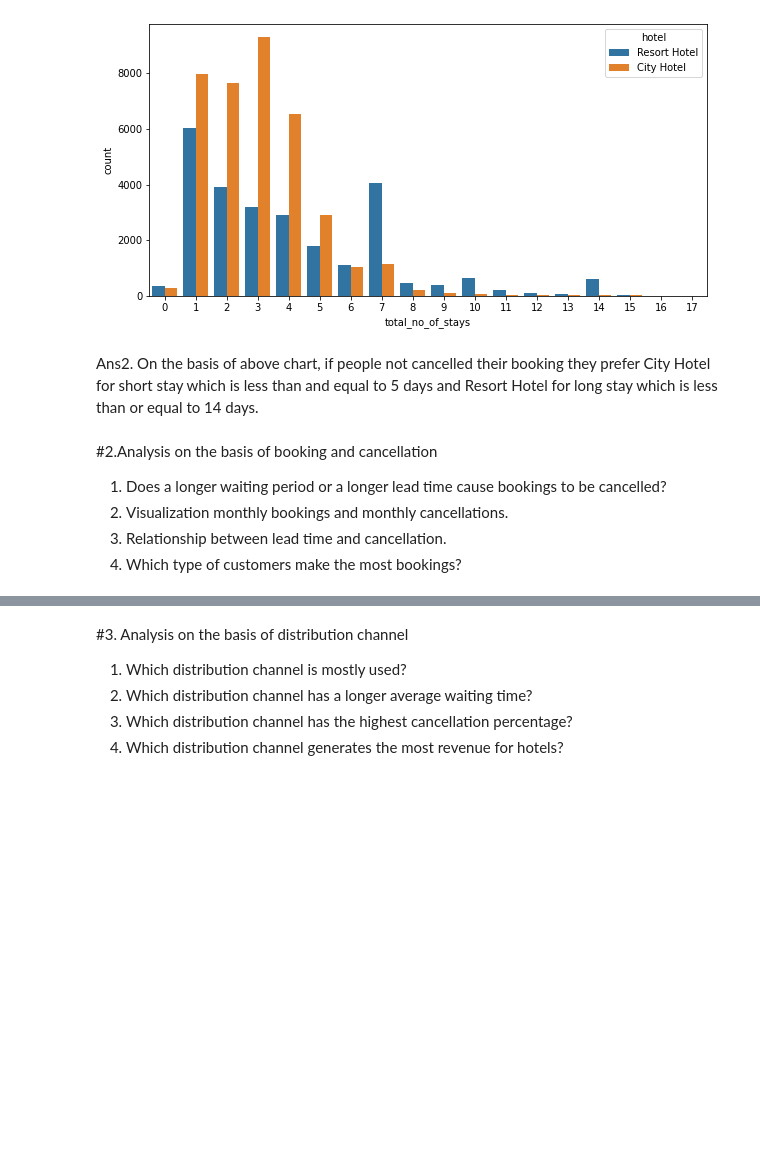
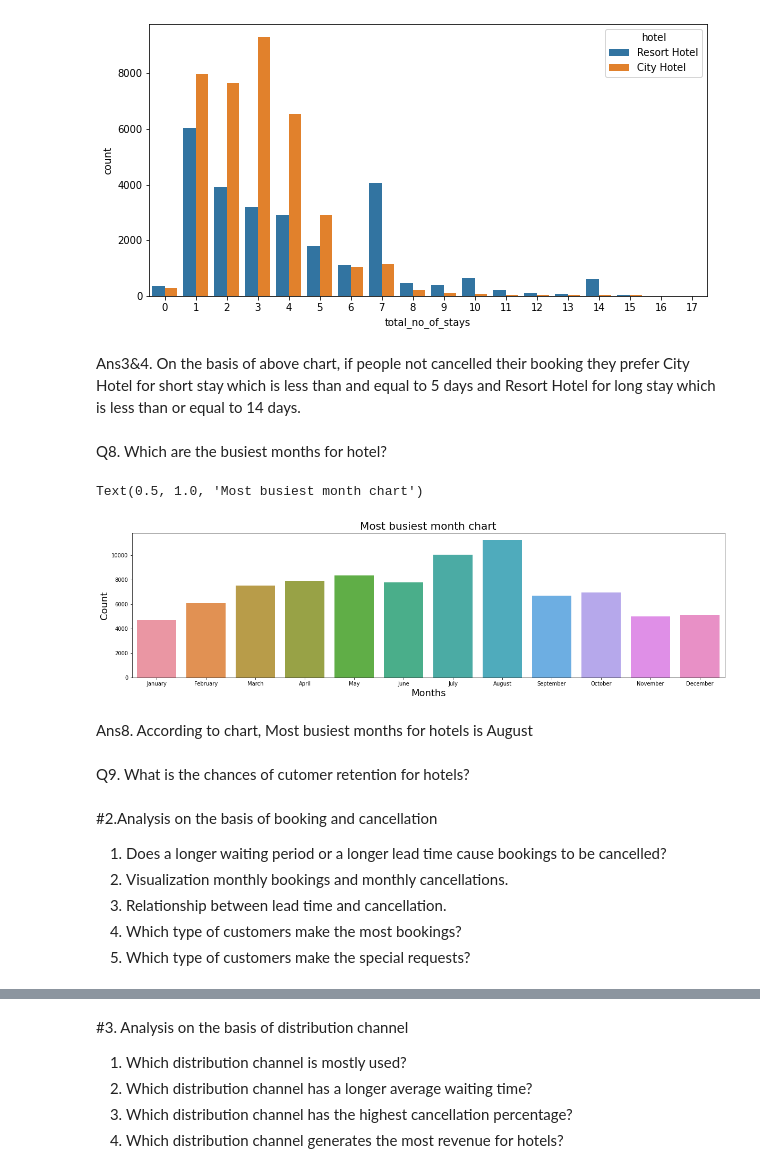
Before and after one commit to niteshavagabond/Hotel-Booking-analysis, a Jupyter notebook: Hotel_Booking_Analysis_Capstone_Project.ipynb, the cells around one changed output, grey strips where cells are left out. Drawn from its saved outputs; the diff is of its cells as text; code cells hidden in the pictures; blank space fills up the shorter version.

```diff
--- a/Hotel_Booking_Analysis_Capstone_Project.ipynb
+++ b/Hotel_Booking_Analysis_Capstone_Project.ipynb
@@ -512,8 +512,8 @@ sns.heatmap(hdf1,annot = True,fmt='.2f', annot_kws={'size': 10},  vmax=.8, squar
 # %%
 df=hdf[['hotel','booking_cancel_status','lead_time','no_of_days_in_waiting_list','reserved_room_type','assigned_room_type',
         'meal_type','arrival_date_year','arrival_date_month','arrival_month_year','country','distribution_channel',
-        'required_no_of_car_parking_space','country','no_of_adults','no_of_children',
-        'no_of_babies','total_no_in_group','total_no_of_stays','customer_type']]
+        'required_no_of_car_parking_space','country','no_of_adults','no_of_children','repeated_guest_status',
+        'no_of_babies','total_no_in_group','total_no_of_stays','total_no_of_special_requests','customer_type']]
 # %%
 df.head()
 # %% [output]
@@ -574,4 +576,25 @@ sns.countplot(x=stay_not_cancel['total_no_of_stays'],hue=stay_not_cancel['hotel'
 <matplotlib.axes._subplots.AxesSubplot at 0x...>
 [figure]
 # %% [markdown]
-Ans2. On the basis of above chart, if people not cancelled their booking they prefer City Hotel for short stay which is less than and equal to 5 days and Resort Hotel for long stay which is less than or equal to 14 days.
+Ans3&4. On the basis of above chart, if people not cancelled their booking they prefer City Hotel for short stay which is less than and equal to 5 days and Resort Hotel for long stay which is less than or equal to 14 days.
+# %% [markdown]
+Q8. Which are the busiest months for hotel?
+# %%
+busiest_month=df['arrival_date_month'].value_counts().sort_values(ascending=False)
+busy_month=pd.DataFrame(busiest_month).reset_index()
+busy_month.columns=['month','count']
+months = ['January', 'February', 'March', 'April', 'May', 'June', 'July', 'August', 'September', 'October', 'November', 'December']
+busy_month['month'] = pd.Categorical(busy_month['month'], categories = months, ordered=True)
+busy_month.sort_values(by='month').reset_index(drop=True)
+plt.figure(figsize=(20,5))
+sns.barplot(x=busy_month['month'],y=busy_month['count'])
+plt.xlabel('Months',fontsize=18)
+plt.ylabel('Count',fontsize=18)
+plt.title('Most busiest month chart',fontsize=20)
+# %% [output]
+Text(0.5, 1.0, 'Most busiest month chart')
+[figure, added]
+# %% [markdown]
+Ans8. According to chart, Most busiest months for hotels is August
+# %% [markdown]
+Q9. What is the chances of cutomer retention for hotels?
@@ -583,3 +608,4 @@ Ans2. On the basis of above chart, if people not cancelled their booking they pr
 2.   Visualization monthly bookings and monthly cancellations.
 3.   Relationship between lead time and cancellation.
 4.   Which type of customers make the most bookings?
+5.   Which type of customers make the special requests?
```
Also changed, not shown: parts of 8 cells of this notebook.
